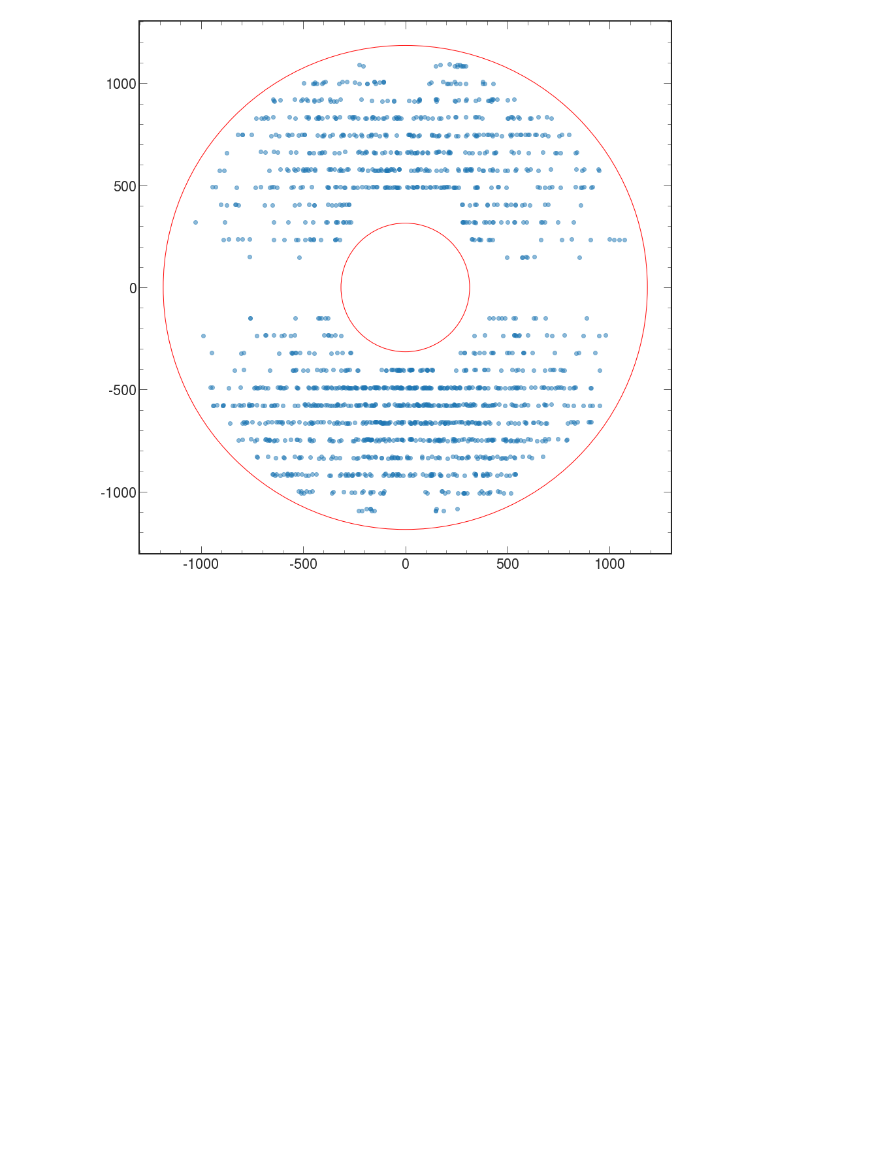
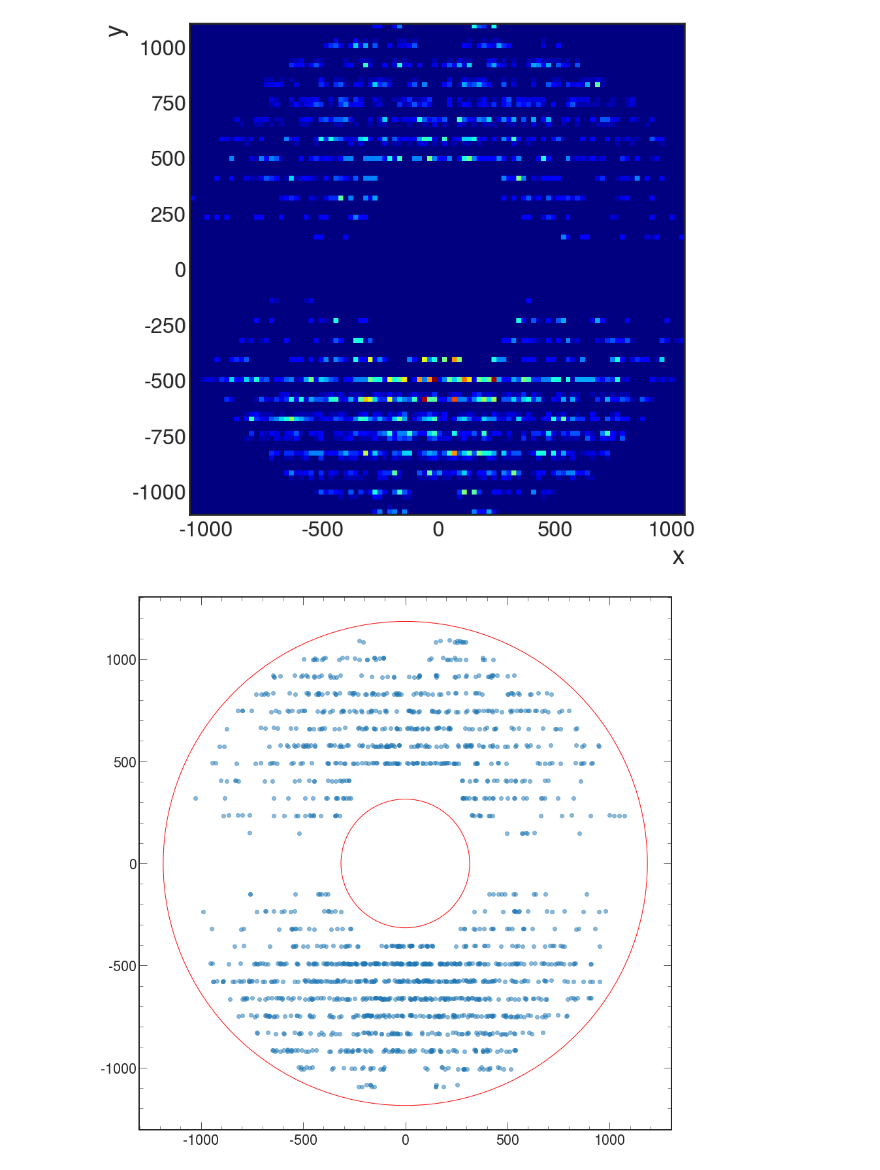
Before and after one commit to yashmehra028/ETL-Copy, a Jupyter notebook: modifications.ipynb, the cells around one changed output. Saved outputs shown, nothing was run; the diff lists cells and outputs as text; code cells hidden in the pictures; blank space fills up the shorter version.

```diff
--- a/modifications.ipynb
+++ b/modifications.ipynb
@@ -413,3 +379,11 @@ filtered_dict_traject = dict(filter(lambda x: len(x[1]) == 3, traject_dict.items
+# %%
+plt.figure(figsize=(9,9))
+plt.hist2d(x,y,bins=(100,100),cmap=plt.cm.jet)
+plt.xlabel('x')
+plt.ylabel('y')
+plt.savefig('./three hits histograms/colormap.png',bbox_inches='tight')
+# %% [output]
+[figure, added]
 # %%
 
 inner = plt.Circle((0, 0), 315,fill=None, edgecolor='r')
```
Also changed, not shown: parts of 9 cells of this notebook, 15 other files.
